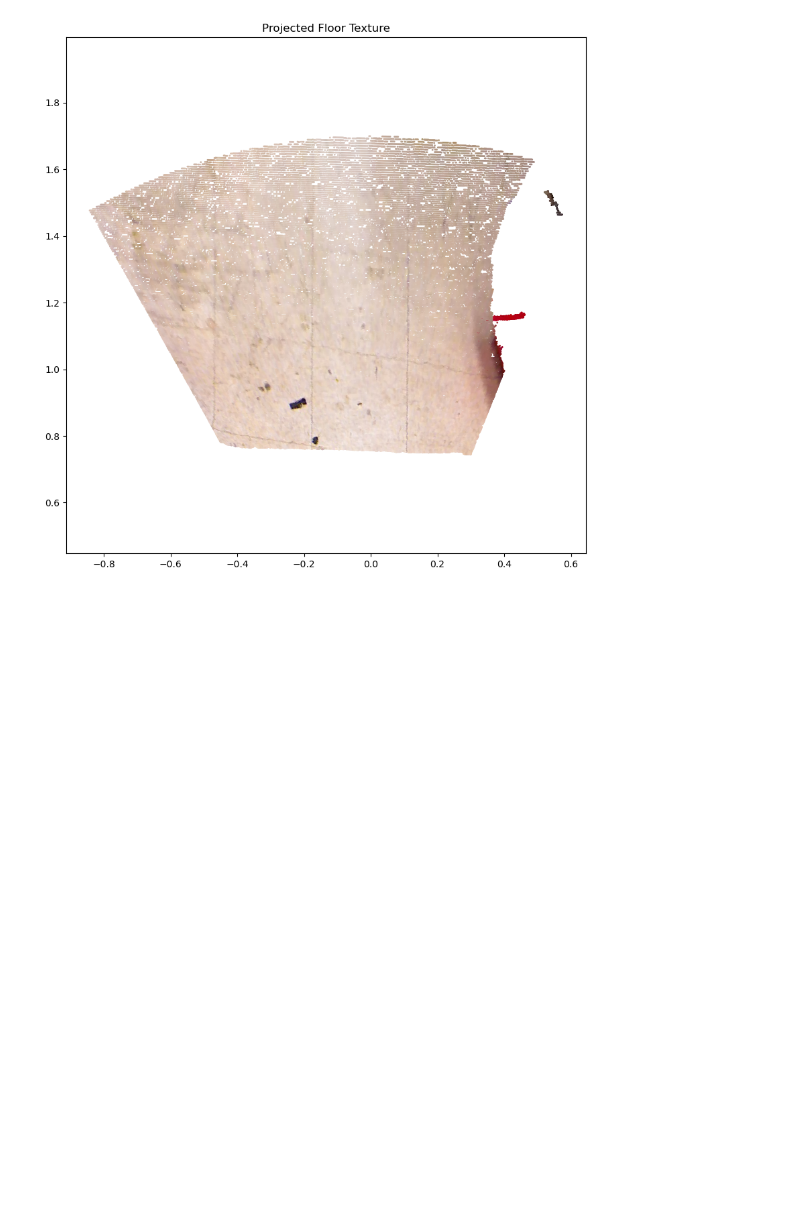
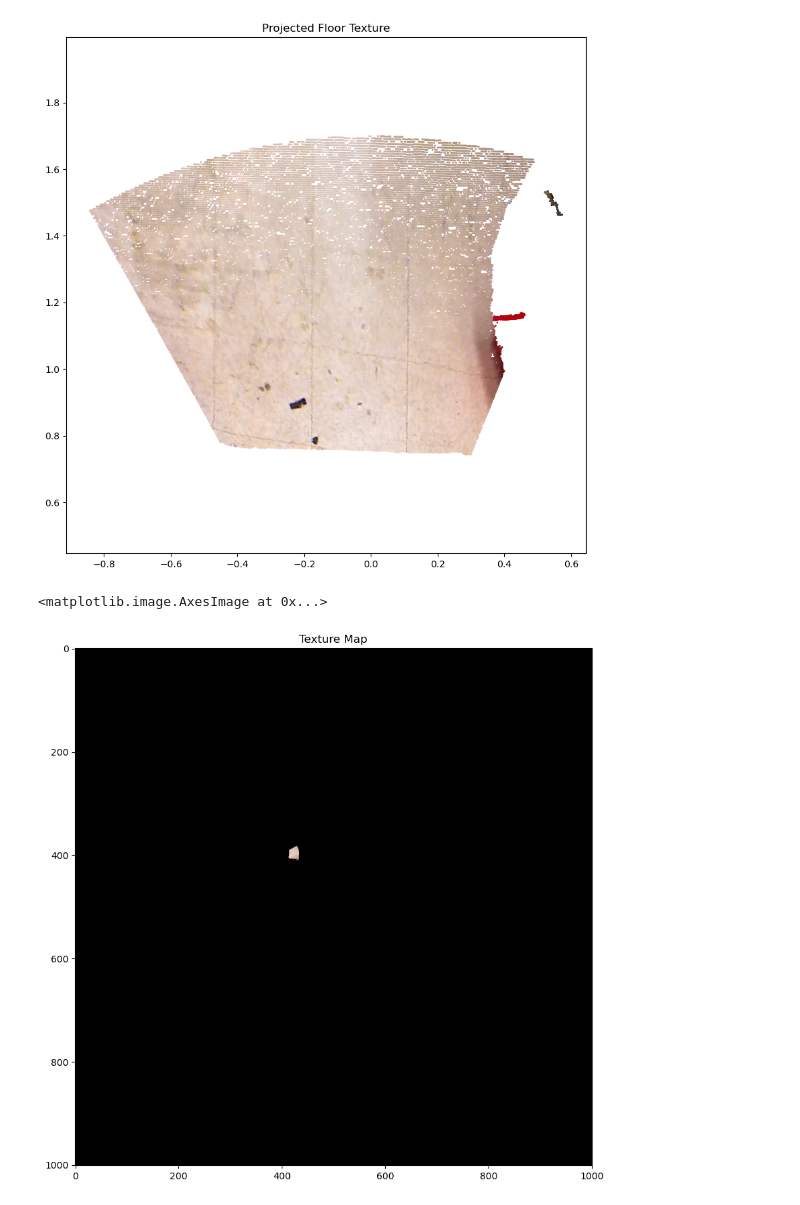
Before and after one commit to bharathraam29/SLAM_and_ICP, a Jupyter notebook: code/24_feb_scratch.ipynb, the cells around one changed output. Drawn from its saved outputs; the diff is of its cells as text; code cells hidden in the pictures; blank space fills up the shorter version.

```diff
--- a/code/24_feb_scratch.ipynb
+++ b/code/24_feb_scratch.ipynb
@@ -348,13 +355,15 @@ import transforms3d as t3d
 # %%
-for idx in range(encoder_ts.shape[0]):
+for idx in tqdm(range(encoder_ts.shape[0]-1)):
+
     icp_pose= icp_traj[idx]
     enc_ts = encoder_ts[idx]
+
     rgb_file_num= rgb_sync_map[enc_ts]+1
-    bgr_img = cv2.imread(f"../data/dataRGBD/RGB20/rgb{dataset_idx}_{rgb_file_num}.png")
+    bgr_img = cv2.imread(f"../data/dataRGBD/RGB{dataset_idx}/rgb{dataset_idx}_{rgb_file_num}.png")
     rgb_img = cv2.cvtColor(bgr_img, cv2.COLOR_BGR2RGB)
     disp_file_num = disp_sync_map[enc_ts]+1
     disp_img = cv2.imread(f"../data/dataRGBD/Disparity{dataset_idx}/disparity{dataset_idx}_{disp_file_num}.png", cv2.IMREAD_UNCHANGED)
-
+    height, width = disp_img.shape
     dd = np.array(-0.00304 * disp_img + 3.31)
     depth = 1.03 / dd
 
@@ -390,23 +399,33 @@ for idx in range(encoder_ts.shape[0]):
     cam2body_T= ICP_stuff.get_pose(cam2body_R, cam2body_p)
     points_body = cam2body_T @ points_homogeneous
 
-    # uv_norms = np.linalg.norm(points, axis=0)
-    # now do body to world
-    # body2world_R, body2world_p= ICP_stuff.get_R_and_P(icp_pose)
-    # points= body2world_R@points + body2world_p[:, np.newaxis]
+
     points_world = icp_pose @ points_body
     uv_body_xy = points_world[:2, :].T
     uv_body_z = points_world[2, :]
 
     norms = np.linalg.norm(points_world[:3, :], axis=0)
-    valid_indices = np.where((uv_body_z < 0.1) & (norms < 1.7))
 
+    valid_indices = np.where((uv_body_z < 0.5))
+
+    # if valid_indices[0].shape[0] ==0:
+    #     import ipdb; ipdb.set_trace()
+    #     print(valid_indices)
     uv_body_xy = uv_body_xy[valid_indices]
-    colors = colors[valid_indices]
+    colors = colors[valid_indices]/255.0
 
-    # uv1_z= points[2,:]
-    # indexFloorPoints = np.where(np.logical_and(uv1_z < -0.1, uv_norms < 7))
+    # Map world coordinates to grid indices
+    grid_xy = np.round((uv_body_xy - TEXTURE_MAP['min']) / TEXTURE_MAP['res']).astype(int)
+    grid_x, grid_y = grid_xy[:, 0], grid_xy[:, 1]
 
-    # uv_body_xy = uv1[:2,:][indexFloorPoints]
-    # colors = colors[indexFloorPoints]/255
-    break
+    # Filter valid grid indices
+    valid_mask = (grid_x >= 0) & (grid_x < TEXTURE_MAP['size'][0]) & \
+                 (grid_y >= 0) & (grid_y < TEXTURE_MAP['size'][1])
+    grid_x, grid_y, colors = grid_x[valid_mask], grid_y[valid_mask], colors[valid_mask]
+
+    # Update the texture map
+    TEXTURE_MAP['map'][grid_y, grid_x] = colors
+    # texture_map_xy = get_map_coords(uv_body_xy, TEXTURE_MAP)
+    # TEXTURE_MAP['map'][texture_map_xy[:,1], texture_map_xy[:,0], :] = colors
+    if idx==10:
+        continue
@@ -439,3 +479,10 @@ plt.axis("equal")  # Preserve aspect ratio
 plt.show()
 # %% [output]
 [figure]
+# %%
+plt.figure(figsize=(10, 10))
+plt.title('Texture Map')
+plt.imshow(TEXTURE_MAP['map'], cmap='gray')
+# %% [output]
+<matplotlib.image.AxesImage at 0x...>
+[figure, added]
```
Also changed, not shown: parts of 9 cells of this notebook, 1 other file.
